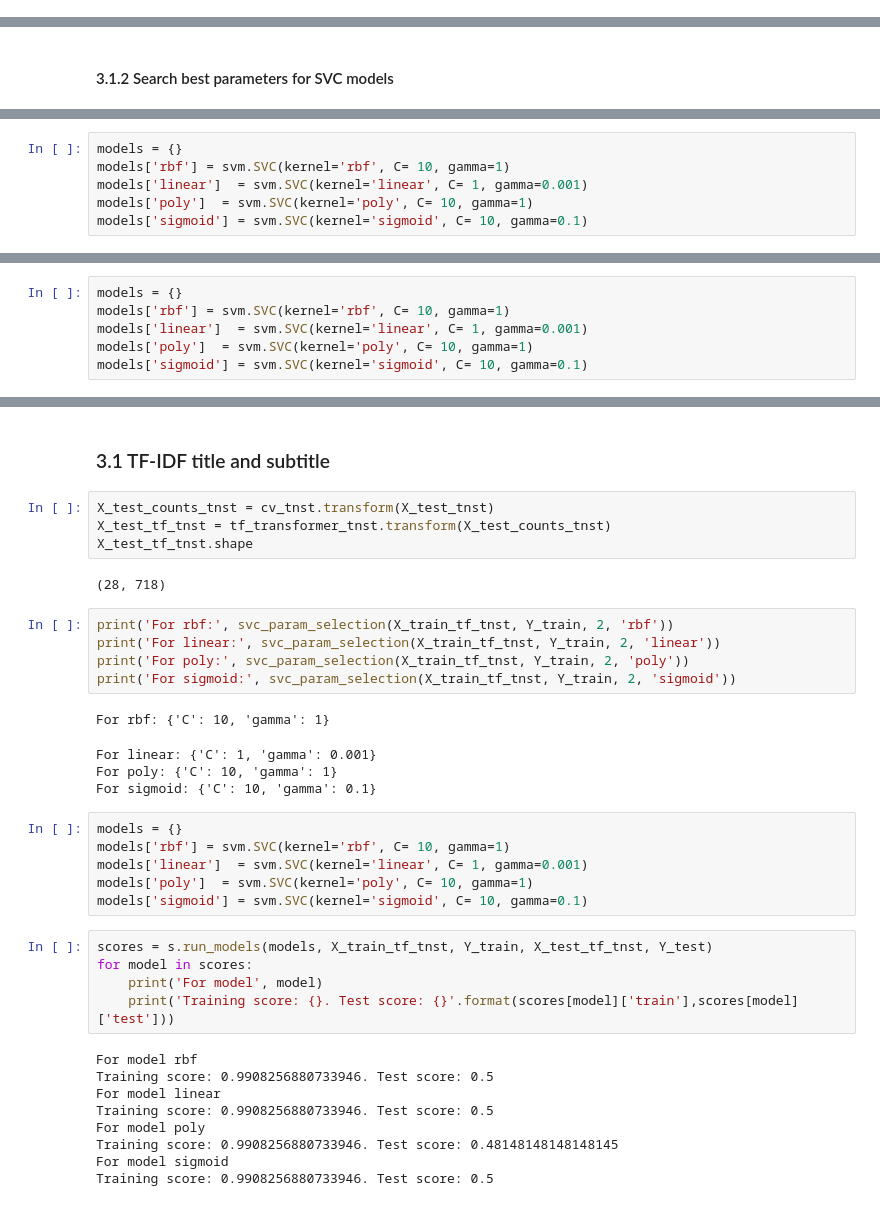
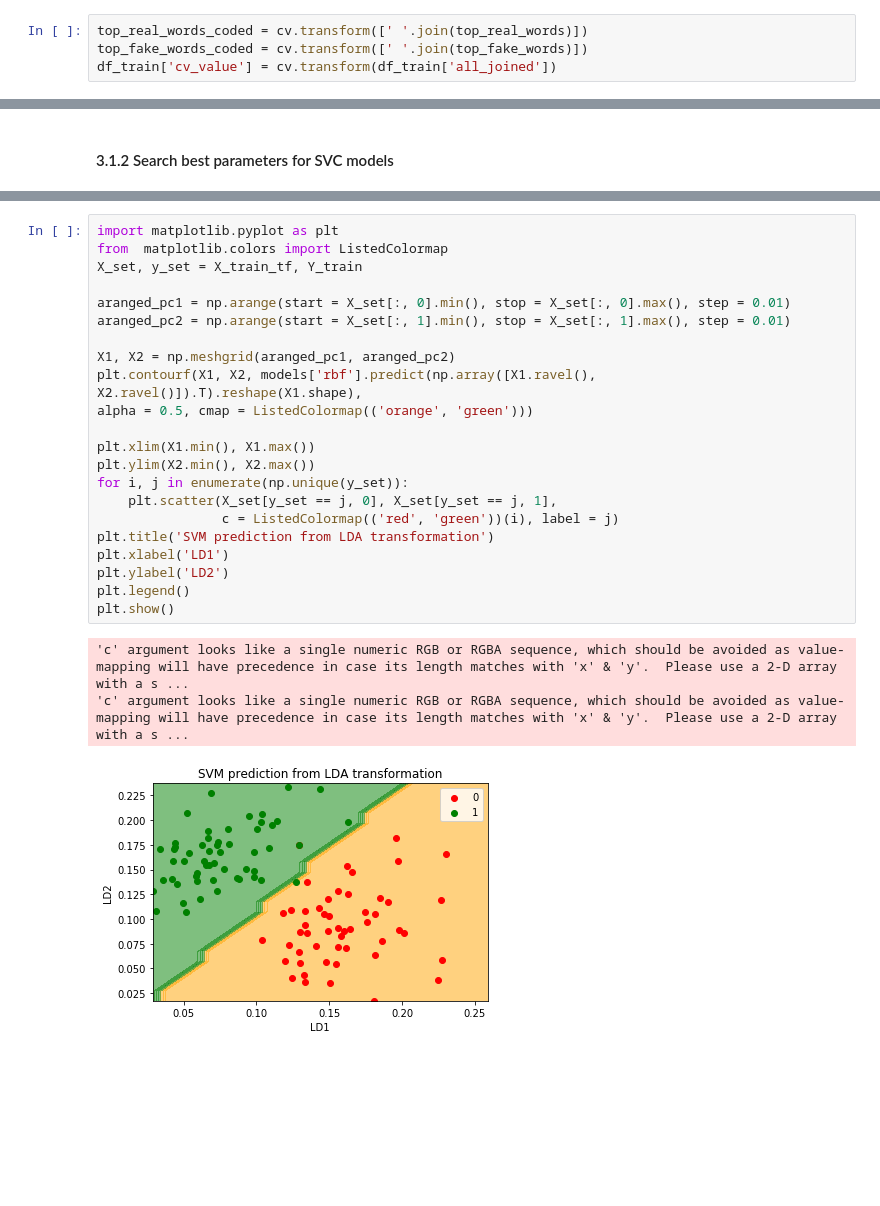
Before and after one commit to FNClassificator/FNC, a Jupyter notebook: src/fake_news_detector/notebooks/experiment_2/bow_tfidf_experiment.ipynb, the cells around one changed output, grey strips where cells are left out. Saved outputs shown, nothing was run; the diff lists cells and outputs as text; blank space fills up the shorter version.

```diff
--- a/src/fake_news_detector/notebooks/experiment_2/bow_tfidf_experiment.ipynb
+++ b/src/fake_news_detector/notebooks/experiment_2/bow_tfidf_experiment.ipynb
@@ -139,0 +135,4 @@ X_train_tf_tnst.shape
+# %%
+top_real_words_coded = cv.transform([' '.join(top_real_words)])
+top_fake_words_coded = cv.transform([' '.join(top_fake_words)])
+df_train['cv_value'] = cv.transform(df_train['all_joined'])
@@ -223,6 +217,0 @@ For sigmoid: {'C': 10, 'gamma': 0.1}
-# %%
-models = {}
-models['rbf'] = svm.SVC(kernel='rbf', C= 10, gamma=1)
-models['linear']  = svm.SVC(kernel='linear', C= 1, gamma=0.001)
-models['poly']  = svm.SVC(kernel='poly', C= 10, gamma=1)
-models['sigmoid'] = svm.SVC(kernel='sigmoid', C= 10, gamma=0.1)
@@ -261,6 +217,0 @@ For sigmoid: {'C': 10, 'gamma': 0.1}
-# %%
-models = {}
-models['rbf'] = svm.SVC(kernel='rbf', C= 10, gamma=1)
-models['linear']  = svm.SVC(kernel='linear', C= 1, gamma=0.001)
-models['poly']  = svm.SVC(kernel='poly', C= 10, gamma=1)
-models['sigmoid'] = svm.SVC(kernel='sigmoid', C= 10, gamma=0.1)
@@ -281,38 +218,26 @@ Training score: 0.9908256880733946. Test score: 0.5
-# %% [markdown]
-### 3.1 TF-IDF title and subtitle
-# %%
-X_test_counts_tnst = cv_tnst.transform(X_test_tnst)
-X_test_tf_tnst = tf_transformer_tnst.transform(X_test_counts_tnst)
-X_test_tf_tnst.shape
-# %% [output]
-(28, 718)
-# %%
-print('For rbf:', svc_param_selection(X_train_tf_tnst, Y_train, 2, 'rbf'))
-print('For linear:', svc_param_selection(X_train_tf_tnst, Y_train, 2, 'linear'))
-print('For poly:', svc_param_selection(X_train_tf_tnst, Y_train, 2, 'poly'))
-print('For sigmoid:', svc_param_selection(X_train_tf_tnst, Y_train, 2, 'sigmoid'))
-# %% [output]
-For rbf: {'C': 10, 'gamma': 1}
-For linear: {'C': 1, 'gamma': 0.001}
-For poly: {'C': 10, 'gamma': 1}
-For sigmoid: {'C': 10, 'gamma': 0.1}
-# %%
-models = {}
-models['rbf'] = svm.SVC(kernel='rbf', C= 10, gamma=1)
-models['linear']  = svm.SVC(kernel='linear', C= 1, gamma=0.001)
-models['poly']  = svm.SVC(kernel='poly', C= 10, gamma=1)
-models['sigmoid'] = svm.SVC(kernel='sigmoid', C= 10, gamma=0.1)
-# %%
-scores = s.run_models(models, X_train_tf_tnst, Y_train, X_test_tf_tnst, Y_test)
-for model in scores:
-    print('For model', model)
-    print('Training score: {}. Test score: {}'.format(scores[model]['train'],scores[model]['test']))
-# %% [output]
-For model rbf
-Training score: 0.9908256880733946. Test score: 0.5
-For model linear
-Training score: 0.9908256880733946. Test score: 0.5
-For model poly
-Training score: 0.9908256880733946. Test score: 0.48148148148148145
-For model sigmoid
-Training score: 0.9908256880733946. Test score: 0.5
+# %%
+import matplotlib.pyplot as plt
+from  matplotlib.colors import ListedColormap
+X_set, y_set = X_train_tf, Y_train
+
+aranged_pc1 = np.arange(start = X_set[:, 0].min(), stop = X_set[:, 0].max(), step = 0.01)
+aranged_pc2 = np.arange(start = X_set[:, 1].min(), stop = X_set[:, 1].max(), step = 0.01)
+
+X1, X2 = np.meshgrid(aranged_pc1, aranged_pc2)
+plt.contourf(X1, X2, models['rbf'].predict(np.array([X1.ravel(), X2.ravel()]).T).reshape(X1.shape),
+alpha = 0.5, cmap = ListedColormap(('orange', 'green')))
+
+plt.xlim(X1.min(), X1.max())
+plt.ylim(X2.min(), X2.max())
+for i, j in enumerate(np.unique(y_set)):
+    plt.scatter(X_set[y_set == j, 0], X_set[y_set == j, 1],
+                c = ListedColormap(('red', 'green'))(i), label = j)
+plt.title('SVM prediction from LDA transformation')
+plt.xlabel('LD1')
+plt.ylabel('LD2')
+plt.legend()
+plt.show()
+# %% [output]
+'c' argument looks like a single numeric RGB or RGBA sequence, which should be avoided as value-mapping will have precedence in case its length matches with 'x' & 'y'.  Please use a 2-D array with a s ...
+'c' argument looks like a single numeric RGB or RGBA sequence, which should be avoided as value-mapping will have precedence in case its length matches with 'x' & 'y'.  Please use a 2-D array with a s ...
+[figure, added]
```
Also changed, not shown: parts of 40 cells of this notebook, 1 other file.
